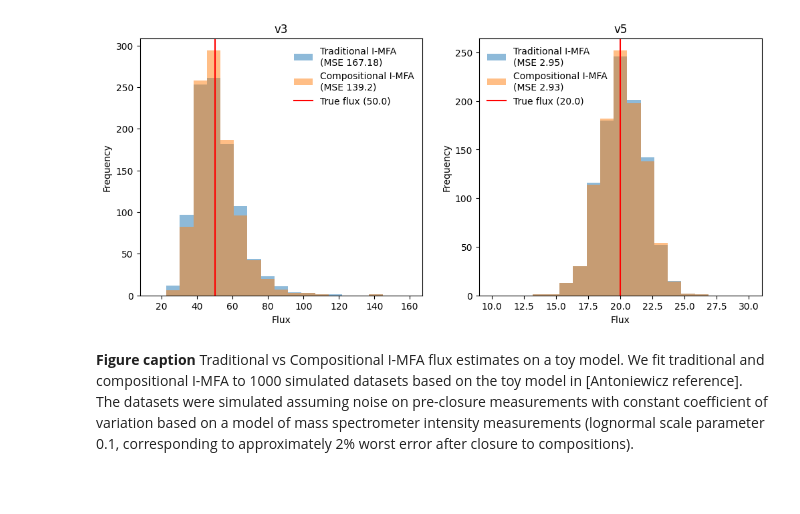
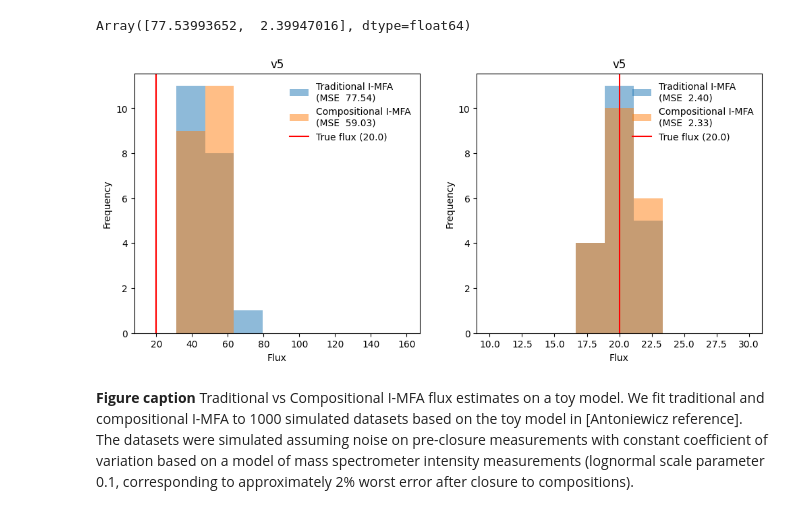
Before and after one commit to dtu-qmcm/cmfa, a Jupyter notebook: notebooks/toy_network.ipynb, the cells around one changed output. Drawn from its saved outputs; the diff is of its cells as text; code cells hidden in the pictures; blank space fills up the shorter version.

```diff
--- a/notebooks/toy_network.ipynb
+++ b/notebooks/toy_network.ipynb
@@ -81,40 +87,36 @@ array([100., 110.,  50.,  20.,  20.,  80.])
+# %%
+resid_trad = estimated_fluxes["trad"][:, :, [2, 4]] - free_fluxes[:, None, :]
+resid_clr = estimated_fluxes["clr"][:, :, [2, 4]] - free_fluxes[:, None, :]
+resid_ilr = estimated_fluxes["ilr"][:, :, [2, 4]] - free_fluxes[:, None, :]
+
+mse_trad = (resid_trad ** 2).mean(axis=1)
+mse_clr = (resid_clr ** 2).mean(axis=1)
+mse_ilr = (resid_clr ** 2).mean(axis=1)
+# %% [output]
+Array([77.53993652,  2.39947016], dtype=float64)
 # %%
 f, axes = plt.subplots(1, 2, figsize=[12, 5])
 
-resid_euclidean = (estimated_fluxes_euclidean - true_flux)[:, [2, 4]] # index of free fluxes
-resid_clr = (estimated_fluxes_clr - true_flux)[:, [2, 4]] # index of free fluxes
-resid_ilr = (estimated_fluxes_ilr - true_flux)[:, [2, 4]] # index of free fluxes
+ix = 60
 
-
-mse_euclidean = (resid_euclidean ** 2).mean(axis=0)
-mse_clr = (resid_clr ** 2).mean(axis=0)
-mse_ilr = (resid_clr ** 2).mean(axis=0)
-
-
-for (i, ax), xmin, xmax, flux_ix in zip(enumerate(axes), (15, 10), (160, 30), [2, 4]):
-    bins = np.linspace(xmin, xmax, 20)
-    h_euclidean = ax.hist(
-        estimated_fluxes_euclidean[:, flux_ix],
+for (i, ax), xmin, xmax in zip(enumerate(axes), (15, 10), (160, 30)):
+    bins = np.linspace(xmin, xmax, 10)
+    h_trad = ax.hist(
+        estimates_trad[:, i],
         bins=bins,
         alpha=0.5,
-        label=f"Traditional I-MFA\n(MSE {mse_euclidean[i].round(2)})"
+        label=f"Traditional I-MFA\n(MSE {mse_trad[ix, i]: .2f})"
     )
-    # h_clr = ax.hist(
-    #     estimated_fluxes_clr[:, flux_ix],
-    #     bins=bins,
-    #     alpha=0.5,
-    #     label=f"Compositional I-MFA\n(MSE {mse_clr[i].round(2)})"
-    # )
     h_ilr = ax.hist(
-        estimated_fluxes_ilr[:, flux_ix],
+        estimates_ilr[:, i],
         bins=bins,
         alpha=0.5,
-        label=f"Compositional I-MFA\n(MSE {mse_ilr[i].round(2)})"
+        label=f"Compositional I-MFA\n(MSE {mse_ilr[ix, i]: .2f})"
     )
     ax.axvline(true_flux[flux_ix], color="red", label=f"True flux ({true_flux[flux_ix]})")
     ax.set(title=f"v{flux_ix+1}", xlabel="Flux", ylabel="Frequency")
     ax.legend(frameon=False)
 # %% [output]
-[figure, old version]
+[figure, new version]
 # %% [markdown]
 **Figure caption** Traditional vs Compositional I-MFA flux estimates on a toy model. We fit traditional and compositional I-MFA to 1000 simulated datasets based on the toy model in [Antoniewicz reference]. The datasets were simulated assuming noise on pre-closure measurements with constant coefficient of variation based on a model of mass spectrometer intensity measurements (lognormal scale parameter 0.1, corresponding to approximately 2% worst error after closure to compositions).
```
Also changed, not shown: parts of 17 cells of this notebook, 15 other files.
